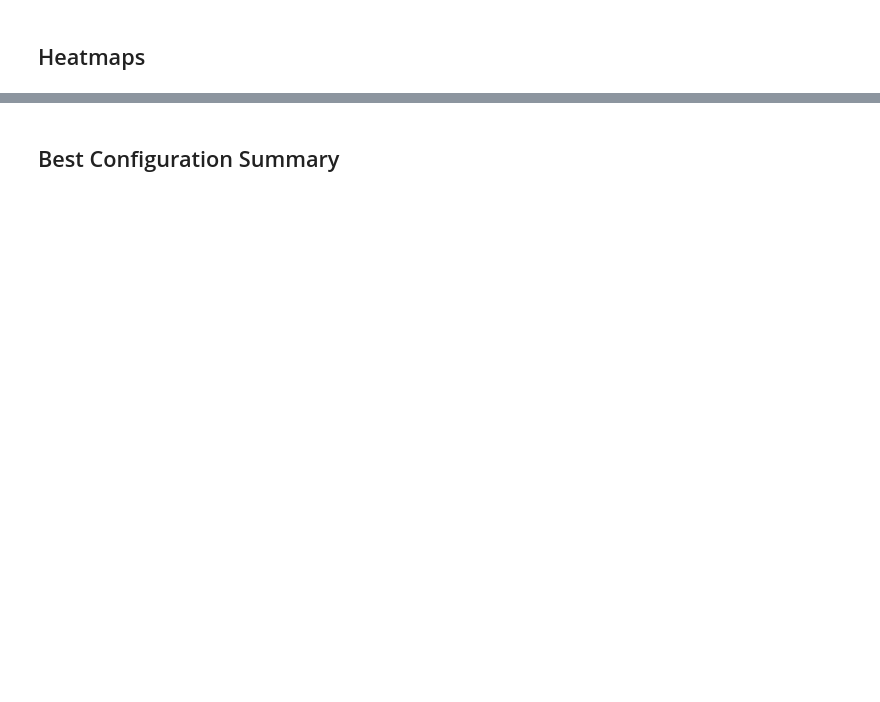
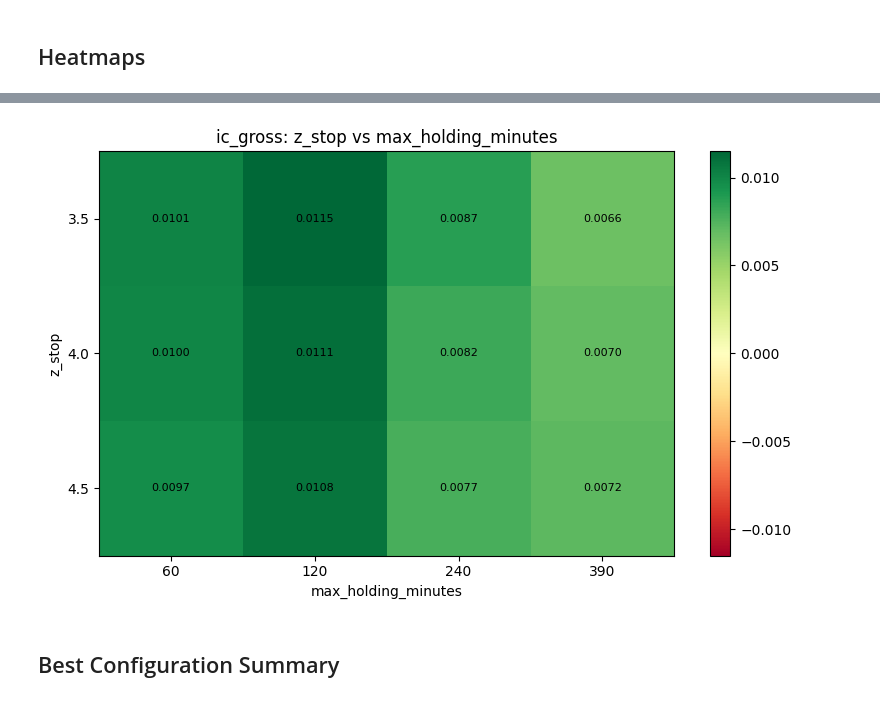
Before and after one commit to erevtsov/stat-arb, a Jupyter notebook: notebooks/parameter_search.ipynb, the cells around one changed output, grey strips where cells are left out. Drawn from its saved outputs; the diff is of its cells as text; code cells hidden in the pictures; blank space fills up the shorter version.

```diff
--- a/notebooks/parameter_search.ipynb
+++ b/notebooks/parameter_search.ipynb
@@ -333,3 +354,7 @@ plt.show()
+# %%
+double_sort(results_df, 'z_stop', 'max_holding_minutes', 'ic_gross')
+# %% [output]
+[figure, added]
 # %% [markdown]
 ## Best Configuration Summary
 # %%
```
Also changed, not shown: parts of 17 cells of this notebook.
